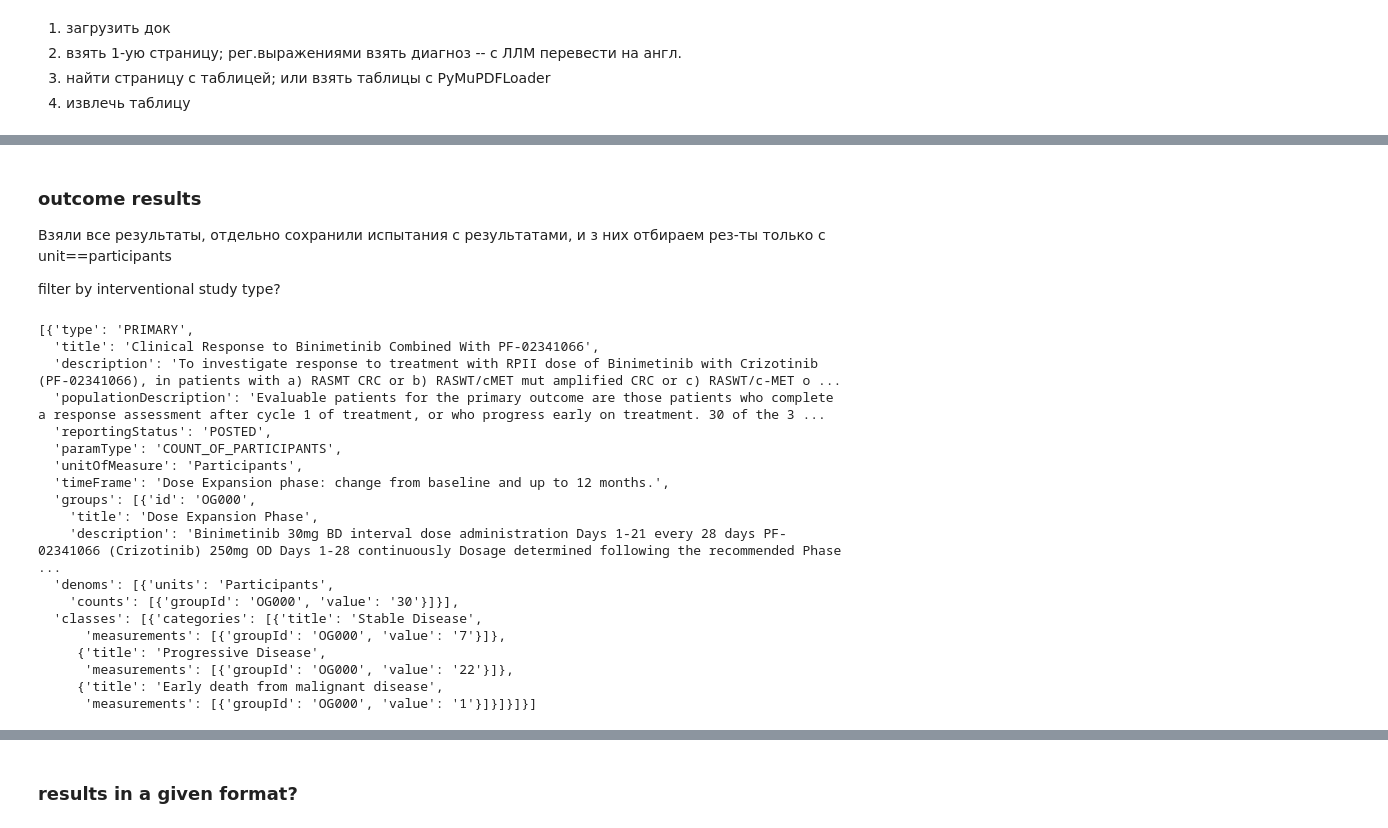
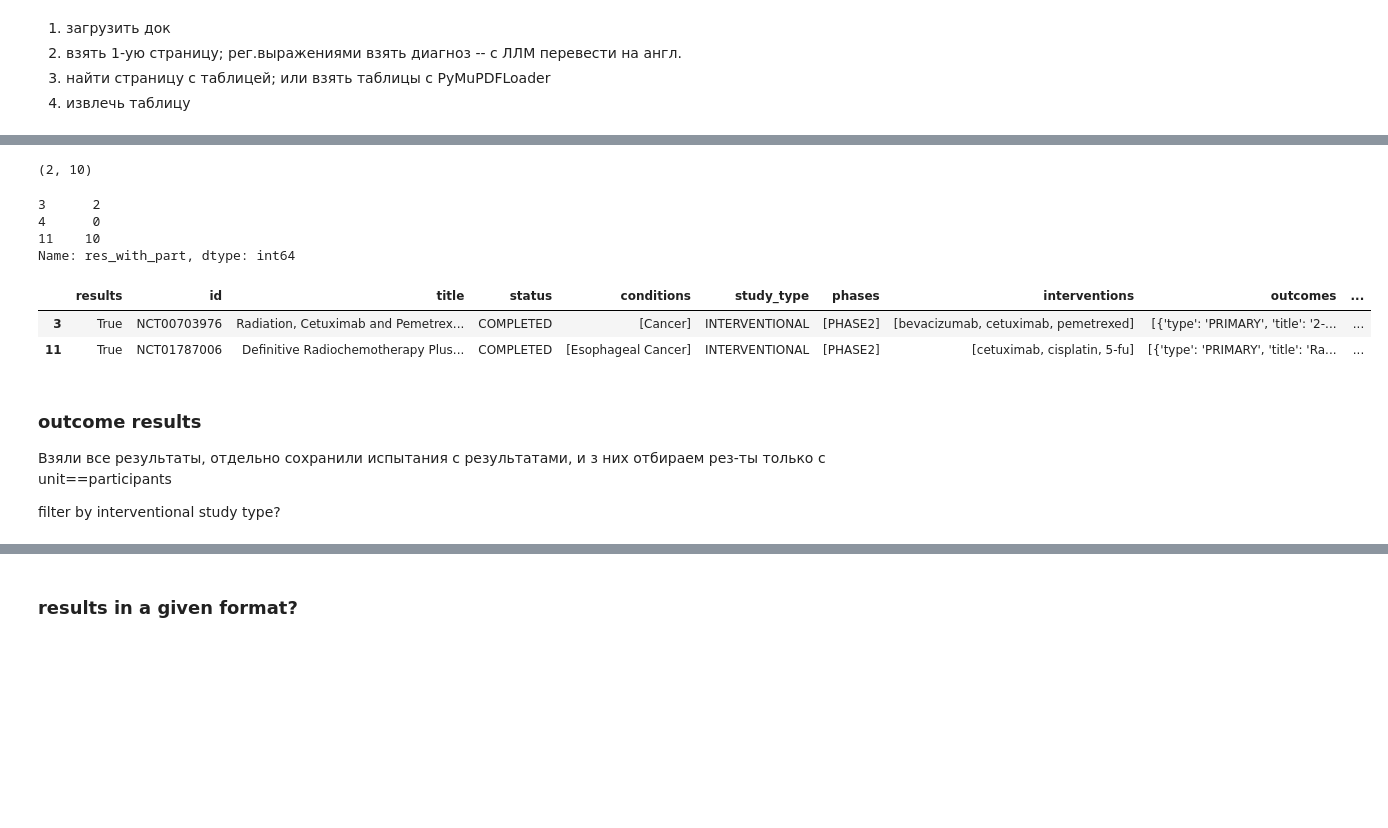
Before and after one commit to Mpkosh/TrialMind-SLR, a Jupyter notebook: draft.ipynb, the cells around one changed output, grey strips where cells are left out. Drawn from its saved outputs; the diff is of its cells as text; code cells hidden in the pictures; blank space fills up the shorter version.

Commit message:
clinical trials' results

```diff
--- a/draft.ipynb
+++ b/draft.ipynb
@@ -94,5 +116,6 @@ fin_condition, treatements_eng
 # %%
-all_studies = extract.get_clinicaltrials(fin_condition,
+all_studies = extract.get_clinicaltrials(f'''"{fin_condition}"''',
                                       #' OR '.join(treatements_eng),
-                                       treatements_eng[0],
-                                      max_studies=100)
+                                       treatements_eng[5],
+                                      max_studies=4)
+all_studies
@@ -109,0 +144,5 @@ all_studies
+# %%
+chosen = all_studies[all_studies.results==True]
+chosen['res_with_part'] = chosen.outcomes.apply(lambda x: [obj for obj in x \
+                                                           if(obj.get('unitOfMeasure','').lower() in ['percentage of participants','participants'])])
+chosen.shape
@@ -109,0 +277,17 @@ all_studies
+# %%
+chosen[chosen.res_with_part.str.len()>0].shape
+# %% [output]
+(2, 10)
+# %%
+chosen.res_with_part.str.len()
+# %% [output]
+3      2
+4      0
+11    10
+Name: res_with_part, dtype: int64
+# %%
+chosen[chosen.res_with_part.str.len()>0].head(2)
+# %% [output]
+|  | results | id | title | status | conditions | study_type | phases | interventions | outcomes | ... |
+| 3 | True | NCT00703976 | Radiation, Cetuximab and Pemetrex... | COMPLETED | [Cancer] | INTERVENTIONAL | [PHASE2] | [bevacizumab, cetuximab, pemetrexed] | [{'type': 'PRIMARY', 'title': '2-... | ... |
+| 11 | True | NCT01787006 | Definitive Radiochemotherapy Plus... | COMPLETED | [Esophageal Cancer] | INTERVENTIONAL | [PHASE2] | [cetuximab, cisplatin, 5-fu] | [{'type': 'PRIMARY', 'title': 'Ra... | ... |
@@ -112,28 +298,3 @@ all_studies
 Взяли все результаты, отдельно сохранили испытания с результатами, и з них отбираем рез-ты только с unit==participants
 
 filter by interventional study type?
-# %%
-outcome_participants = [obj for item_main in results_studies for obj in item_main['resultsSection']['outcomeMeasuresModule'
-                                           ]['outcomeMeasures'
-                                            ] if(obj.get('unitOfMeasure','') == 'Participants')]
-outcome_participants
-# %% [output]
-[{'type': 'PRIMARY',
-  'title': 'Clinical Response to Binimetinib Combined With PF-02341066',
-  'description': 'To investigate response to treatment with RPII dose of Binimetinib with Crizotinib (PF-02341066), in patients with a) RASMT CRC or b) RASWT/cMET mut amplified CRC or c) RASWT/c-MET o ...
-  'populationDescription': 'Evaluable patients for the primary outcome are those patients who complete a response assessment after cycle 1 of treatment, or who progress early on treatment. 30 of the 3 ...
-  'reportingStatus': 'POSTED',
-  'paramType': 'COUNT_OF_PARTICIPANTS',
-  'unitOfMeasure': 'Participants',
-  'timeFrame': 'Dose Expansion phase: change from baseline and up to 12 months.',
-  'groups': [{'id': 'OG000',
-    'title': 'Dose Expansion Phase',
-    'description': 'Binimetinib 30mg BD interval dose administration Days 1-21 every 28 days PF-02341066 (Crizotinib) 250mg OD Days 1-28 continuously Dosage determined following the recommended Phase  ...
-  'denoms': [{'units': 'Participants',
-    'counts': [{'groupId': 'OG000', 'value': '30'}]}],
-  'classes': [{'categories': [{'title': 'Stable Disease',
-      'measurements': [{'groupId': 'OG000', 'value': '7'}]},
-     {'title': 'Progressive Disease',
-      'measurements': [{'groupId': 'OG000', 'value': '22'}]},
-     {'title': 'Early death from malignant disease',
-      'measurements': [{'groupId': 'OG000', 'value': '1'}]}]}]}]
```
Also changed, not shown: parts of 48 cells of this notebook, 6 other files.
